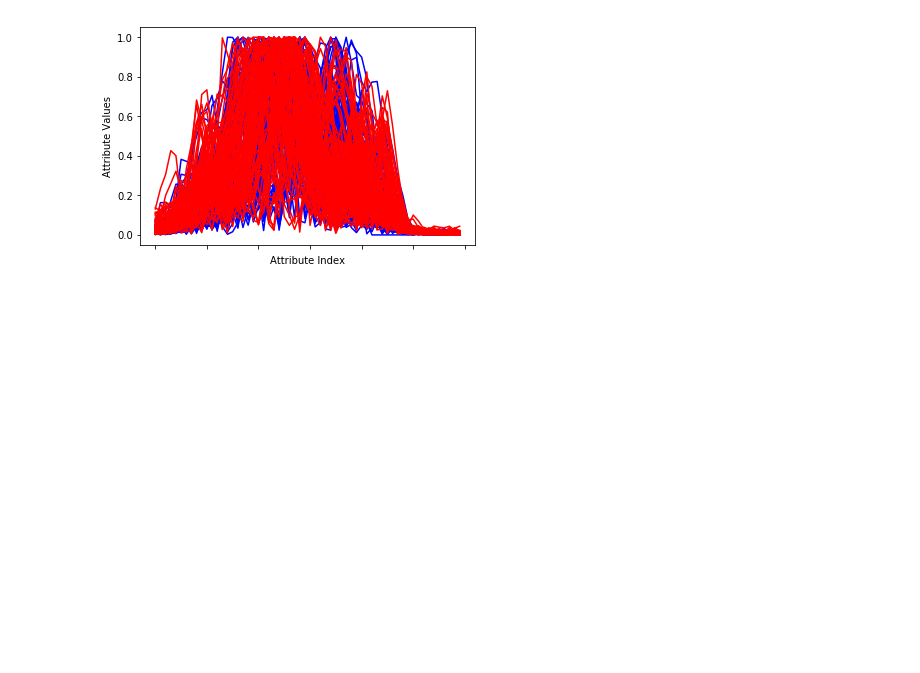
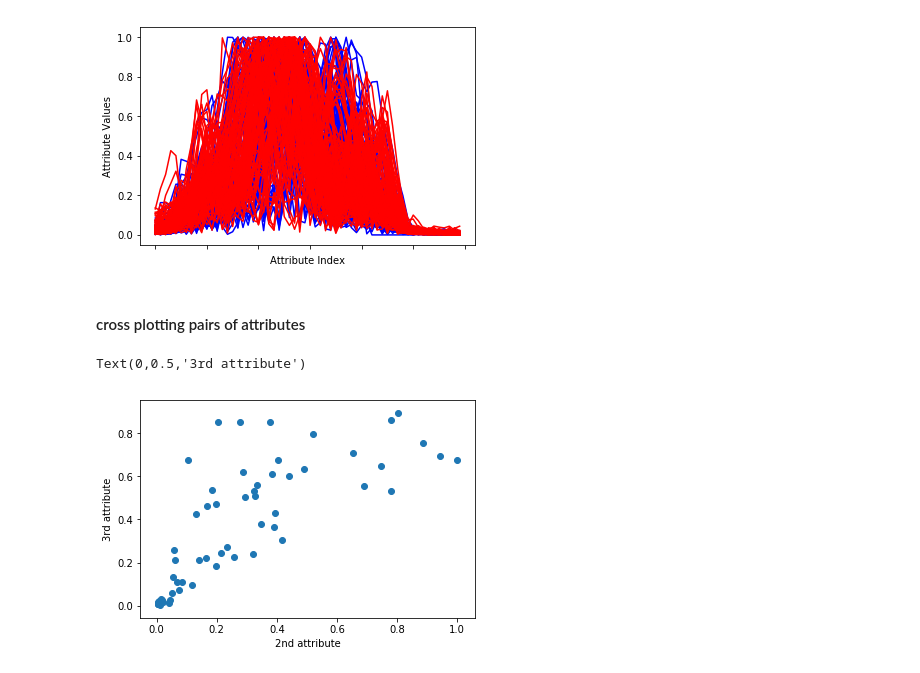
Before and after one commit to yuanfeibi/Python_ML, a Jupyter notebook: Chapter 2 .ipynb, the cells around one changed output. Drawn from its saved outputs; the diff is of its cells as text; code cells hidden in the pictures; blank space fills up the shorter version.

```diff
--- a/Chapter 2 .ipynb
+++ b/Chapter 2 .ipynb
@@ -219,3 +221,15 @@ plot.ylabel(("Attribute Values"))
 plot.show()
 # %% [output]
 [figure]
+# %% [markdown]
+#### cross plotting pairs of attributes ####
+# %%
+dataRow2 = rocksVMines.iloc[1, 0:60]
+dataRow3 = rocksVMines.iloc[2, 0:60]
+# %%
+plot.scatter(dataRow2, dataRow3)
+plot.xlabel("2nd attribute")
+plot.ylabel(("3rd attribute"))
+# %% [output]
+Text(0,0.5,'3rd attribute')
+[figure, added]
```
Also changed, not shown: parts of 5 cells of this notebook.
